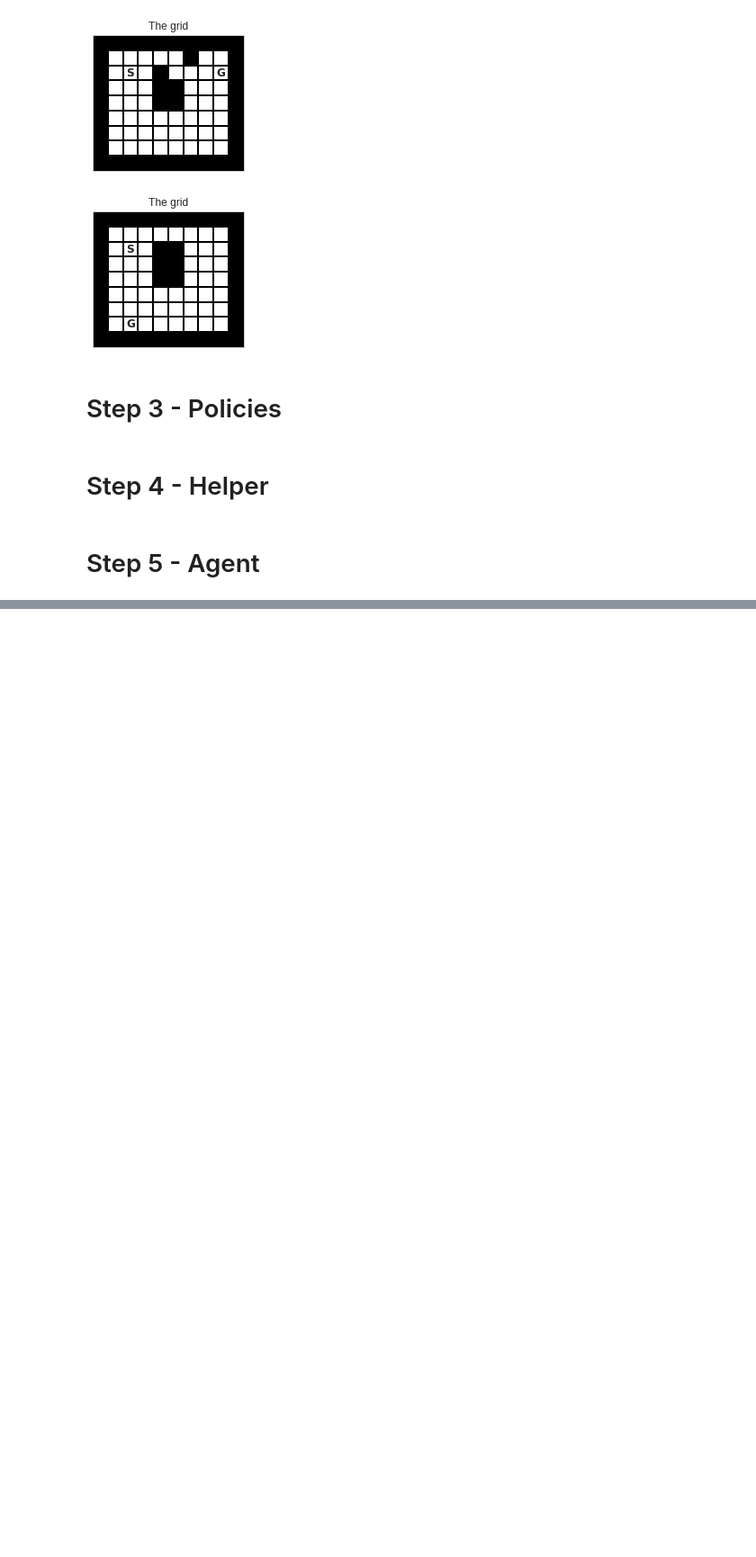
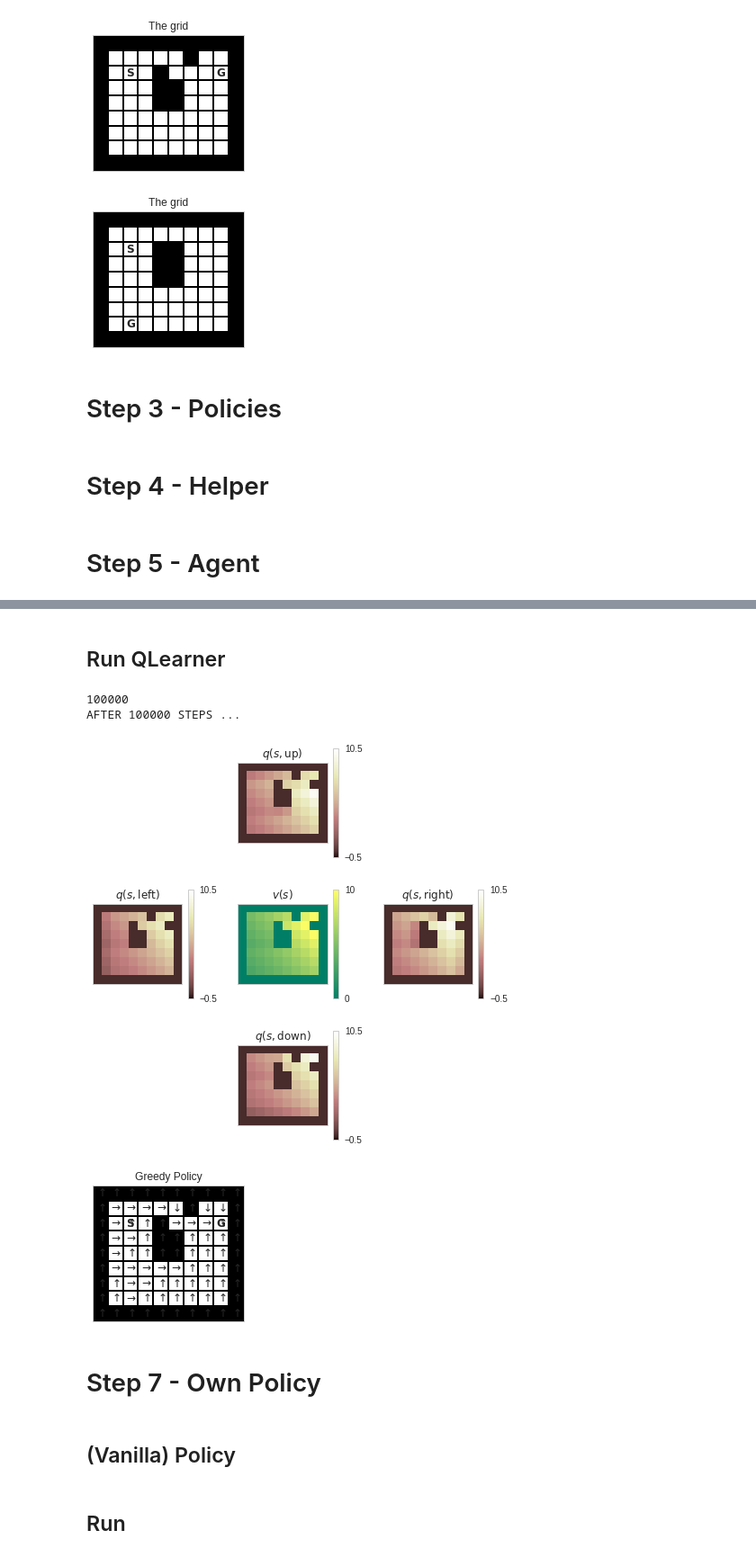
Before and after one commit to MarcFriz/Understand-RL, a Jupyter notebook: RL_Grid.ipynb, the cells around one changed output, grey strips where cells are left out. Shown: that part at 90% size. Cells and saved outputs as stored; diff of their text form; code cells hidden in the pictures; blank space fills up the shorter version.

```diff
--- a/RL_Grid.ipynb
+++ b/RL_Grid.ipynb
@@ -329,0 +375,33 @@ plot_greedy_policy(grid, q)
+# %% [markdown]
+## Run QLearner
+# %%
+grid = Grid(discount=0.9, penalty_for_walls=-1.)
+# %%
+epsilon = 1.0
+num_steps = int(1e5)
+
+# behavior policy
+behavior_policy = lambda qval: epsilon_greedy(qval, epsilon=epsilon)
+
+# agent
+agent = QLearning_AGENT(
+    number_of_states=grid._layout.size,
+    number_of_actions=4,
+    initial_state=grid.get_obs(),
+    behaviour_policy=behavior_policy,
+    step_size=0.1)
+
+run_experiment(grid, agent, num_steps)
+q = agent.q_values.reshape(grid._layout.shape + (4,))
+
+print('AFTER {} STEPS ...'.format(num_steps))
+plot_action_values(q)
+
+plot_greedy_policy(grid, q)
+# %% [output]
+100000
+AFTER 100000 STEPS ...
+[figure, added]
+[figure, added]
+# %% [markdown]
+# Step 7 - Own Policy
@@ -329,0 +412,2 @@ plot_greedy_policy(grid, q)
+# %% [markdown]
+## (Vanilla) Policy
@@ -329,0 +530,2 @@ plot_greedy_policy(grid, q)
+# %% [markdown]
+## Run
```
Also changed, not shown: parts of 19 cells of this notebook.
